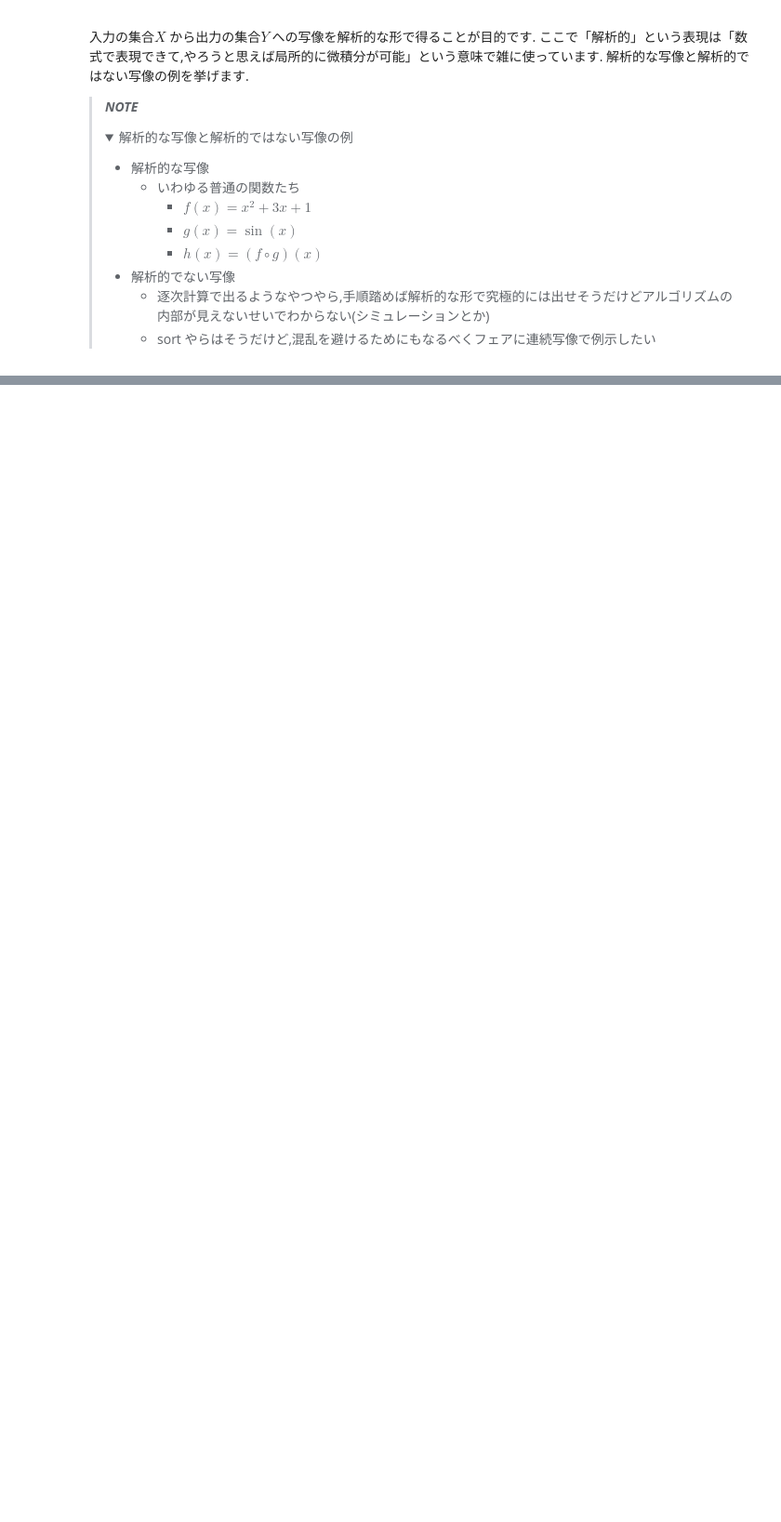
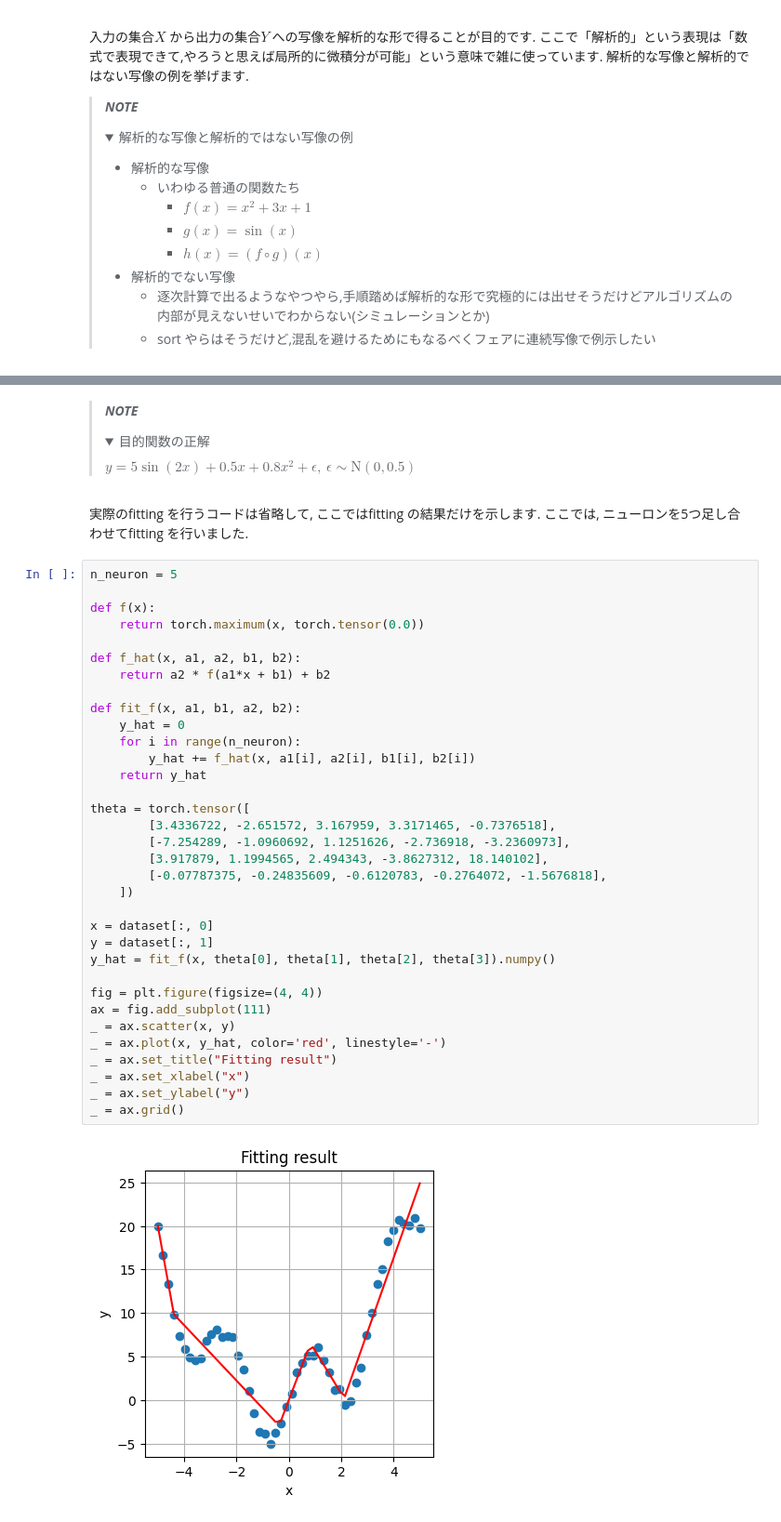
Before and after one commit to takanesano/ml-tutorial, a Jupyter notebook: content/jp/lesson1_nn.ipynb, the cells around one changed output, grey strips where cells are left out. Shown at 93% size. Cells and saved outputs as stored; diff of their text form; folded sections open; blank space fills up the shorter version.

Commit message:
add: 1.3. nn in detail

```diff
--- a/content/jp/lesson1_nn.ipynb
+++ b/content/jp/lesson1_nn.ipynb
@@ -135,0 +395,43 @@ interactive(children=(FloatSlider(value=1.0, description='theta1', max=5.0, min=
+# %% [markdown]
+> **_NOTE_** <details close><summary>目的関数の正解</summary>
+> $y = 5 \sin(2x) + 0.5x + 0.8x^2 + \epsilon, ~ \epsilon \sim \mathrm{N}(0, 0.5)$
+> </details>
+# %% [markdown]
+実際のfitting を行うコードは省略して, ここではfitting の結果だけを示します.
+ここでは, ニューロンを5つ足し合わせてfitting を行いました.
+# %%
+n_neuron = 5
+
+def f(x):
+    return torch.maximum(x, torch.tensor(0.0))
+
+def f_hat(x, a1, a2, b1, b2):
+    return a2 * f(a1*x + b1) + b2
+
+def fit_f(x, a1, b1, a2, b2):
+    y_hat = 0
+    for i in range(n_neuron):
+        y_hat += f_hat(x, a1[i], a2[i], b1[i], b2[i])
+    return y_hat
+
+theta = torch.tensor([
+        [3.4336722, -2.651572, 3.167959, 3.3171465, -0.7376518],
+        [-7.254289, -1.0960692, 1.1251626, -2.736918, -3.2360973],
+        [3.917879, 1.1994565, 2.494343, -3.8627312, 18.140102],
+        [-0.07787375, -0.24835609, -0.6120783, -0.2764072, -1.5676818],
+    ])
+
+x = dataset[:, 0]
+y = dataset[:, 1]
+y_hat = fit_f(x, theta[0], theta[1], theta[2], theta[3]).numpy()
+
+fig = plt.figure(figsize=(4, 4))
+ax = fig.add_subplot(111)
+_ = ax.scatter(x, y)
+_ = ax.plot(x, y_hat, color='red', linestyle='-')
+_ = ax.set_title("Fitting result")
+_ = ax.set_xlabel("x")
+_ = ax.set_ylabel("y")
+_ = ax.grid()
+# %% [output]
+[figure, added]
```
Also changed, not shown: parts of 17 cells of this notebook, 2 other files.
